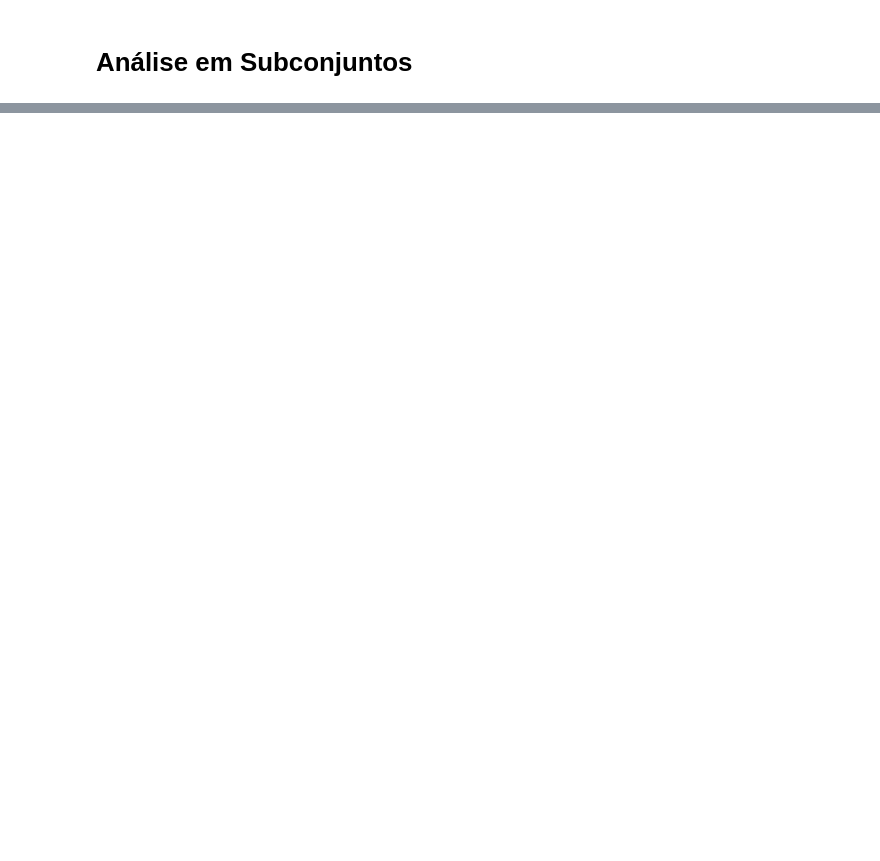
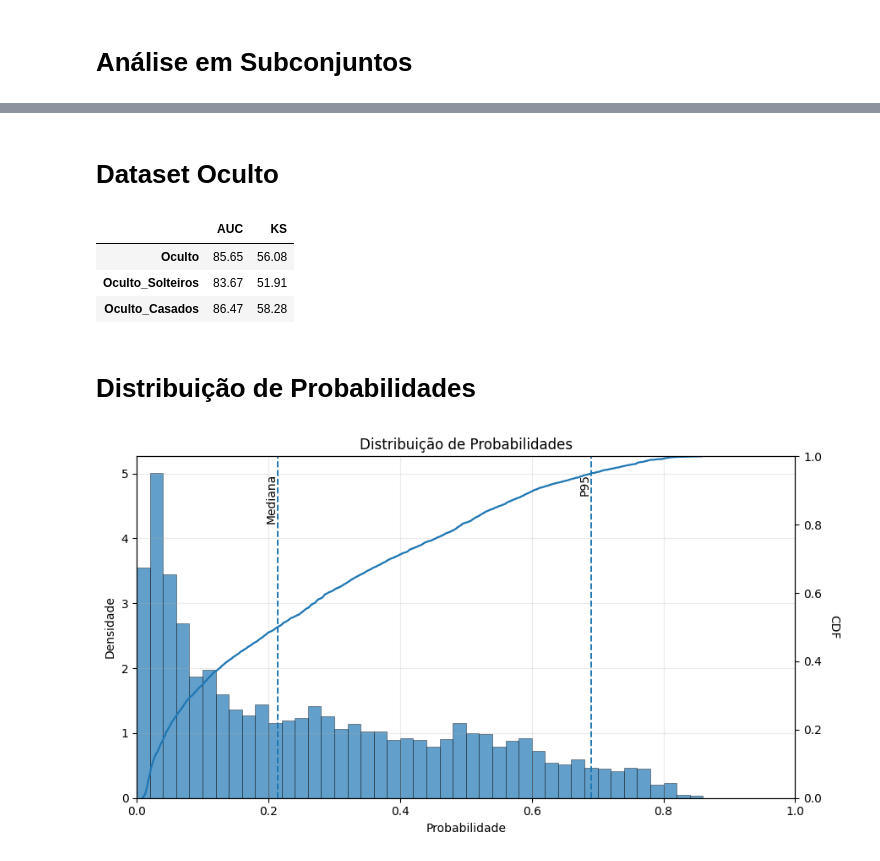
Before and after one commit to alexandrebcruz/MinhasLibs, a Jupyter notebook: Analise_Comparativa_TecnicasTreinamento/T3_CurvaViesVariancia_SemSplit.ipynb, the cells around one changed output, grey strips where cells are left out. Cells and saved outputs as stored; diff of their text form; code cells hidden in the pictures; blank space fills up the shorter version.

```diff
--- a/Analise_Comparativa_TecnicasTreinamento/T3_CurvaViesVariancia_SemSplit.ipynb
+++ b/Analise_Comparativa_TecnicasTreinamento/T3_CurvaViesVariancia_SemSplit.ipynb
@@ -245,0 +266,76 @@ KS:
+# %% [markdown]
+# Dataset Oculto
+# %%
+df_oculto = pd.read_csv('telco-customer-churn-oculto.zip', dtype = {'SeniorCitizen': str})
+df_oculto[alvo] = df_oculto[alvo].map({'Yes': 1, 'No': 0})
+df_oculto.loc[df_oculto['TotalCharges'] == ' ', 'TotalCharges'] = -1
+df_oculto['TotalCharges'] = df_oculto['TotalCharges'].astype(float)
+
+for k,v in dict_dummies.items():
+    for value in v:
+        df_oculto[k + '_' + value] = (df_oculto[k] == value).astype(int)
+    df_oculto.drop(k, axis = 1, inplace = True)
+df_oculto.columns = [c.replace(' ', '_') for c in df.columns]
+
+probs_oculto = np.mean([m.predict_proba(df_oculto[features])[:, 1] for m in lista_modelos], axis = 0)
+y_oculto = df_oculto[alvo].astype(int)
+
+df_metrics_oculto = pd.DataFrame([[roc_auc_score(y_oculto, probs_oculto), ks_2samp(probs_oculto[y_oculto == 0], probs_oculto[y_oculto == 1]).statistic]],
+                                 columns = ['AUC', 'KS'],
+                                 index = ['Oculto'])
+
+mask_partner_no = (df_oculto['Partner_No'] == 1).values
+df_metrics_oculto_solteiros = analise_subconjunto(probs_oculto, y_oculto, mask_partner_no, 'Oculto_Solteiros')
+
+mask_partner_yes = (df_oculto['Partner_No'] == 0).values
+df_metrics_oculto_casados = analise_subconjunto(probs_oculto, y_oculto, mask_partner_yes, 'Oculto_Casados')
+
+df_resumo_oculto = pd.concat([df_metrics_oculto, df_metrics_oculto_solteiros, df_metrics_oculto_casados])
+display((df_resumo_oculto*100).style.format(precision = 2))
+# %% [output]
+|  | AUC | KS |
+| Oculto | 85.65 | 56.08 |
+| Oculto_Solteiros | 83.67 | 51.91 |
+| Oculto_Casados | 86.47 | 58.28 |
+# %% [markdown]
+# Distribuição de Probabilidades
+# %%
+df['prob'] = probs
+df_teste['prob'] = probs_teste
+df_oculto['prob'] = probs_oculto
+df_geral = pd.concat([df, df_teste, df_oculto])
+# %%
+# 1) série limpa (probabilidades costumam estar em [0,1])
+p = df_geral['prob'].dropna().clip(0, 1).values
+
+# 2) bins fixos (iguais) — bons para comparar e evitar "denteado"
+bins = np.linspace(0, 1, 51)  # 50 bins de 0.02
+
+fig, ax = plt.subplots(figsize=(9, 5))
+
+# 3) histograma como densidade (forma fica mais clara em desbalanceios)
+ax.hist(p, bins=bins, density=True, alpha=0.7, edgecolor='k', linewidth=0.4)
+
+# 4) (opcional) CDF no eixo secundário — ótimo para escolher cortes
+ax2 = ax.twinx()
+p_sorted = np.sort(p)
+cdf = np.arange(1, len(p_sorted)+1) / len(p_sorted)
+ax2.plot(p_sorted, cdf, linewidth=1.6)
+ax2.set_ylabel('CDF', rotation=270, labelpad=15)
+ax2.set_ylim(0, 1)
+
+# 5) linhas-guia: mediana e P95 (ajuste quantis conforme seu uso)
+q50, q95 = np.quantile(p, [0.50, 0.95])
+for q, lab in [(q50, 'Mediana'), (q95, 'P95')]:
+    ax.axvline(q, ls='--', lw=1.4)
+    ax.text(q, ax.get_ylim()[1]*0.95, lab, rotation=90, va='top', ha='right')
+
+ax.set_title('Distribuição de Probabilidades')
+ax.set_xlabel('Probabilidade')
+ax.set_ylabel('Densidade')
+ax.set_xlim(0, 1)
+ax.grid(True, alpha=0.25)
+plt.tight_layout()
+plt.show()
+# %% [output]
+[figure, added]
```
Also changed, not shown: parts of 22 cells of this notebook, 6 other files.
